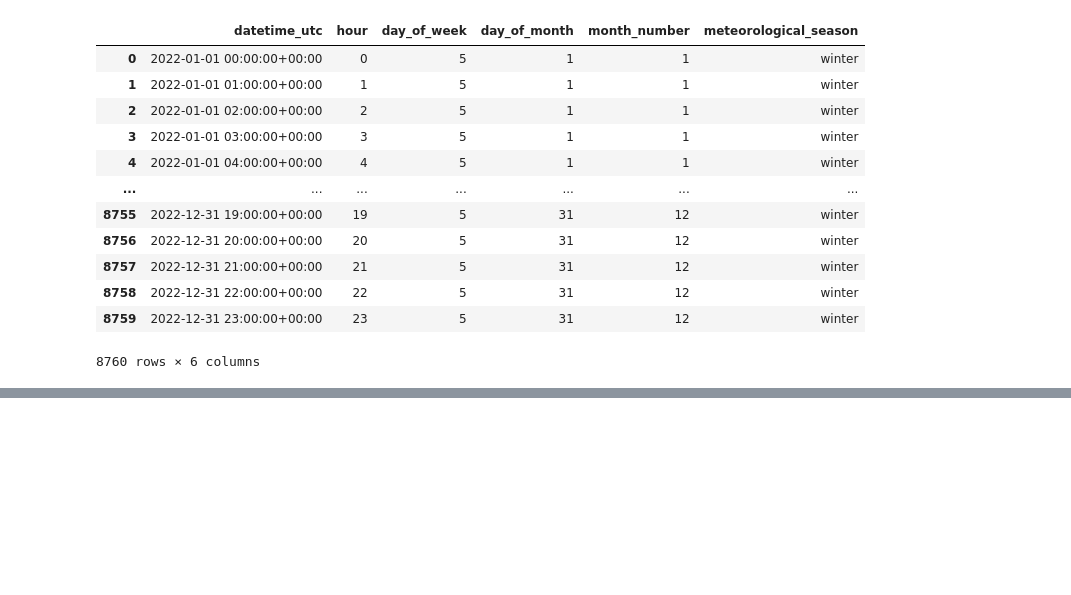
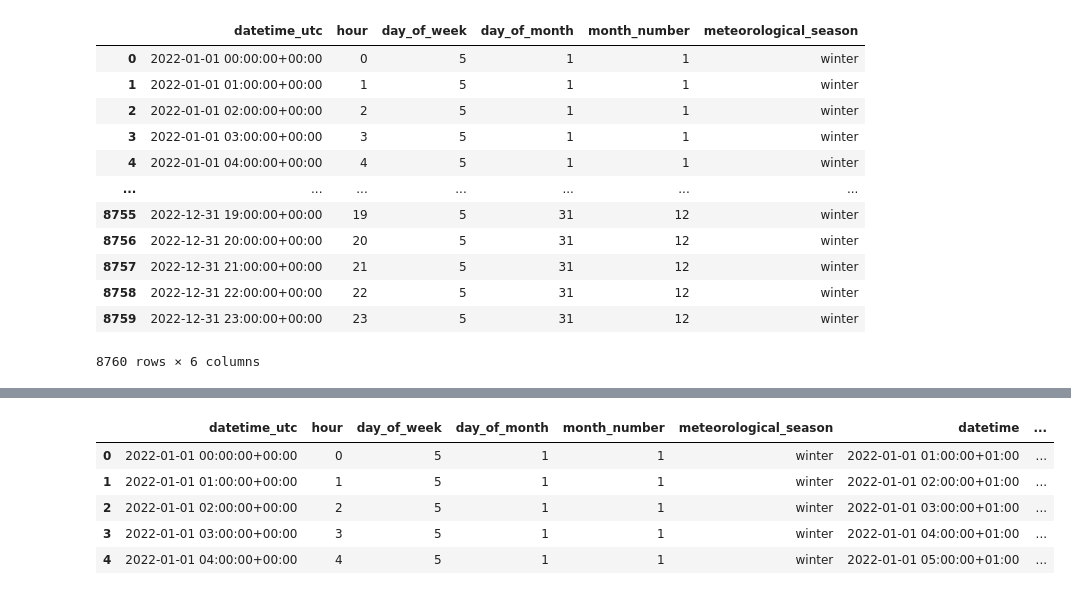
Before and after one commit to meteoviz/wind_power_forecasting_germany, a Jupyter notebook: notebooks/ML_dataframe.ipynb, the cells around one changed output, grey strips where cells are left out. Drawn from its saved outputs; the diff is of its cells as text; code cells hidden in the pictures; blank space fills up the shorter version.

```diff
--- a/notebooks/ML_dataframe.ipynb
+++ b/notebooks/ML_dataframe.ipynb
@@ -195,0 +224,9 @@ df
+# %%
+df_merged.head()
+# %% [output]
+|  | datetime_utc | hour | day_of_week | day_of_month | month_number | meteorological_season | datetime | ... |
+| 0 | 2022-01-01 00:00:00+00:00 | 0 | 5 | 1 | 1 | winter | 2022-01-01 01:00:00+01:00 | ... |
+| 1 | 2022-01-01 01:00:00+00:00 | 1 | 5 | 1 | 1 | winter | 2022-01-01 02:00:00+01:00 | ... |
+| 2 | 2022-01-01 02:00:00+00:00 | 2 | 5 | 1 | 1 | winter | 2022-01-01 03:00:00+01:00 | ... |
+| 3 | 2022-01-01 03:00:00+00:00 | 3 | 5 | 1 | 1 | winter | 2022-01-01 04:00:00+01:00 | ... |
+| 4 | 2022-01-01 04:00:00+00:00 | 4 | 5 | 1 | 1 | winter | 2022-01-01 05:00:00+01:00 | ... |
```
Also changed, not shown: parts of 6 cells of this notebook.
